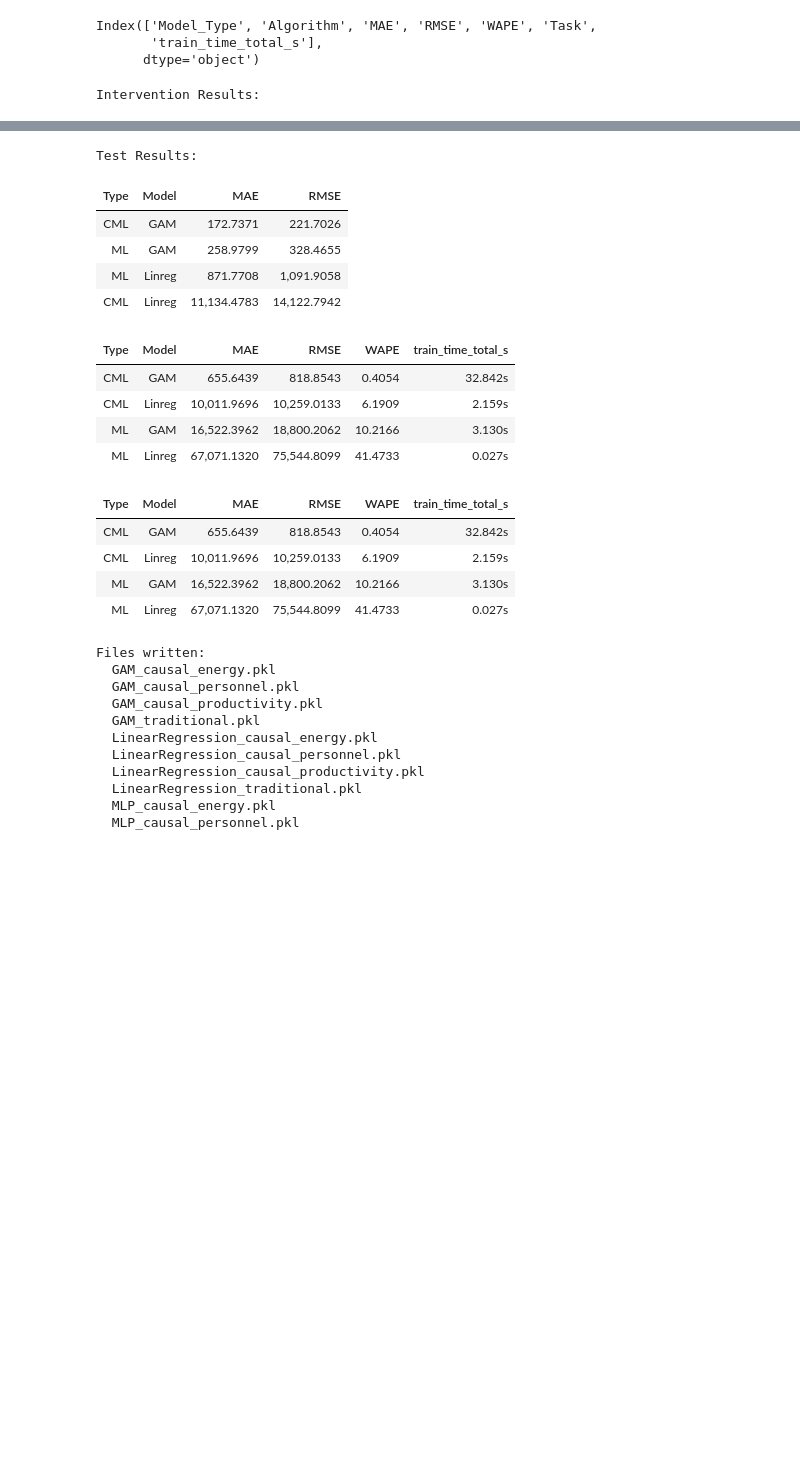
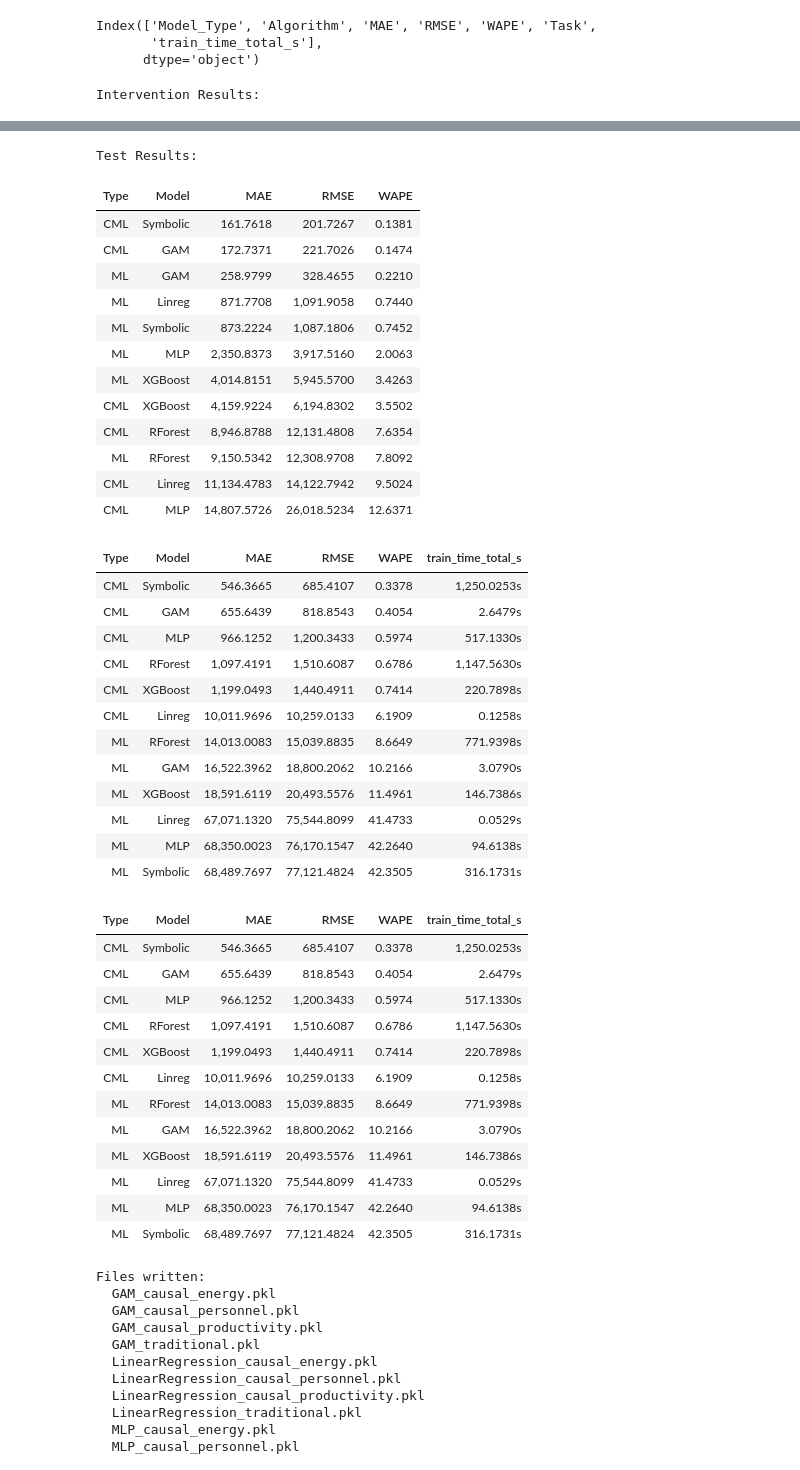
Before and after one commit to zapataunipaderborn/inherently_interpretable_causal_ml, a Jupyter notebook: src/002_demonstration.ipynb, the cells around one changed output, grey strips where cells are left out. Cells and saved outputs as stored; diff of their text form; code cells hidden in the pictures; blank space fills up the shorter version.

```diff
--- a/src/002_demonstration.ipynb
+++ b/src/002_demonstration.ipynb
@@ -250,7 +276,7 @@ Index(['Model_Type', 'Algorithm', 'MAE', 'RMSE', 'WAPE', 'Task',
 # Divide the results between test set and what-if analysis
 df = results_df.copy()
 
-columns_to_display = ['Type', 'Model', 'MAE', 'RMSE']
+columns_to_display = ['Type', 'Model', 'MAE', 'RMSE', 'WAPE']
 
 df['Model_Type'] = df['Model_Type'].replace({'Causal': 'CML', 'Traditional': 'ML'})
 df['Algorithm'] = df['Algorithm'].replace({
@@ -304,19 +338,43 @@ Intervention Results:
 Test Results:
-| Type | Model | MAE | RMSE |
-| CML | GAM | 172.7371 | 221.7026 |
-| ML | GAM | 258.9799 | 328.4655 |
-| ML | Linreg | 871.7708 | 1,091.9058 |
-| CML | Linreg | 11,134.4783 | 14,122.7942 |
+| Type | Model | MAE | RMSE | WAPE |
+| CML | Symbolic | 161.7618 | 201.7267 | 0.1381 |
+| CML | GAM | 172.7371 | 221.7026 | 0.1474 |
+| ML | GAM | 258.9799 | 328.4655 | 0.2210 |
+| ML | Linreg | 871.7708 | 1,091.9058 | 0.7440 |
+| ML | Symbolic | 873.2224 | 1,087.1806 | 0.7452 |
+| ML | MLP | 2,350.8373 | 3,917.5160 | 2.0063 |
+| ML | XGBoost | 4,014.8151 | 5,945.5700 | 3.4263 |
+| CML | XGBoost | 4,159.9224 | 6,194.8302 | 3.5502 |
+| CML | RForest | 8,946.8788 | 12,131.4808 | 7.6354 |
+| ML | RForest | 9,150.5342 | 12,308.9708 | 7.8092 |
+| CML | Linreg | 11,134.4783 | 14,122.7942 | 9.5024 |
+| CML | MLP | 14,807.5726 | 26,018.5234 | 12.6371 |
 | Type | Model | MAE | RMSE | WAPE | train_time_total_s |
-| CML | GAM | 655.6439 | 818.8543 | 0.4054 | 32.842s |
-| CML | Linreg | 10,011.9696 | 10,259.0133 | 6.1909 | 2.159s |
-| ML | GAM | 16,522.3962 | 18,800.2062 | 10.2166 | 3.130s |
-| ML | Linreg | 67,071.1320 | 75,544.8099 | 41.4733 | 0.027s |
+| CML | Symbolic | 546.3665 | 685.4107 | 0.3378 | 1,250.0253s |
+| CML | GAM | 655.6439 | 818.8543 | 0.4054 | 2.6479s |
+| CML | MLP | 966.1252 | 1,200.3433 | 0.5974 | 517.1330s |
+| CML | RForest | 1,097.4191 | 1,510.6087 | 0.6786 | 1,147.5630s |
+| CML | XGBoost | 1,199.0493 | 1,440.4911 | 0.7414 | 220.7898s |
+| CML | Linreg | 10,011.9696 | 10,259.0133 | 6.1909 | 0.1258s |
+| ML | RForest | 14,013.0083 | 15,039.8835 | 8.6649 | 771.9398s |
+| ML | GAM | 16,522.3962 | 18,800.2062 | 10.2166 | 3.0790s |
+| ML | XGBoost | 18,591.6119 | 20,493.5576 | 11.4961 | 146.7386s |
+| ML | Linreg | 67,071.1320 | 75,544.8099 | 41.4733 | 0.0529s |
+| ML | MLP | 68,350.0023 | 76,170.1547 | 42.2640 | 94.6138s |
+| ML | Symbolic | 68,489.7697 | 77,121.4824 | 42.3505 | 316.1731s |
 | Type | Model | MAE | RMSE | WAPE | train_time_total_s |
-| CML | GAM | 655.6439 | 818.8543 | 0.4054 | 32.842s |
-| CML | Linreg | 10,011.9696 | 10,259.0133 | 6.1909 | 2.159s |
-| ML | GAM | 16,522.3962 | 18,800.2062 | 10.2166 | 3.130s |
-| ML | Linreg | 67,071.1320 | 75,544.8099 | 41.4733 | 0.027s |
+| CML | Symbolic | 546.3665 | 685.4107 | 0.3378 | 1,250.0253s |
+| CML | GAM | 655.6439 | 818.8543 | 0.4054 | 2.6479s |
+| CML | MLP | 966.1252 | 1,200.3433 | 0.5974 | 517.1330s |
+| CML | RForest | 1,097.4191 | 1,510.6087 | 0.6786 | 1,147.5630s |
+| CML | XGBoost | 1,199.0493 | 1,440.4911 | 0.7414 | 220.7898s |
+| CML | Linreg | 10,011.9696 | 10,259.0133 | 6.1909 | 0.1258s |
+| ML | RForest | 14,013.0083 | 15,039.8835 | 8.6649 | 771.9398s |
+| ML | GAM | 16,522.3962 | 18,800.2062 | 10.2166 | 3.0790s |
+| ML | XGBoost | 18,591.6119 | 20,493.5576 | 11.4961 | 146.7386s |
+| ML | Linreg | 67,071.1320 | 75,544.8099 | 41.4733 | 0.0529s |
+| ML | MLP | 68,350.0023 | 76,170.1547 | 42.2640 | 94.6138s |
+| ML | Symbolic | 68,489.7697 | 77,121.4824 | 42.3505 | 316.1731s |
 # %%
 
 
```
Also changed, not shown: parts of 11 cells of this notebook, 30 other files.
